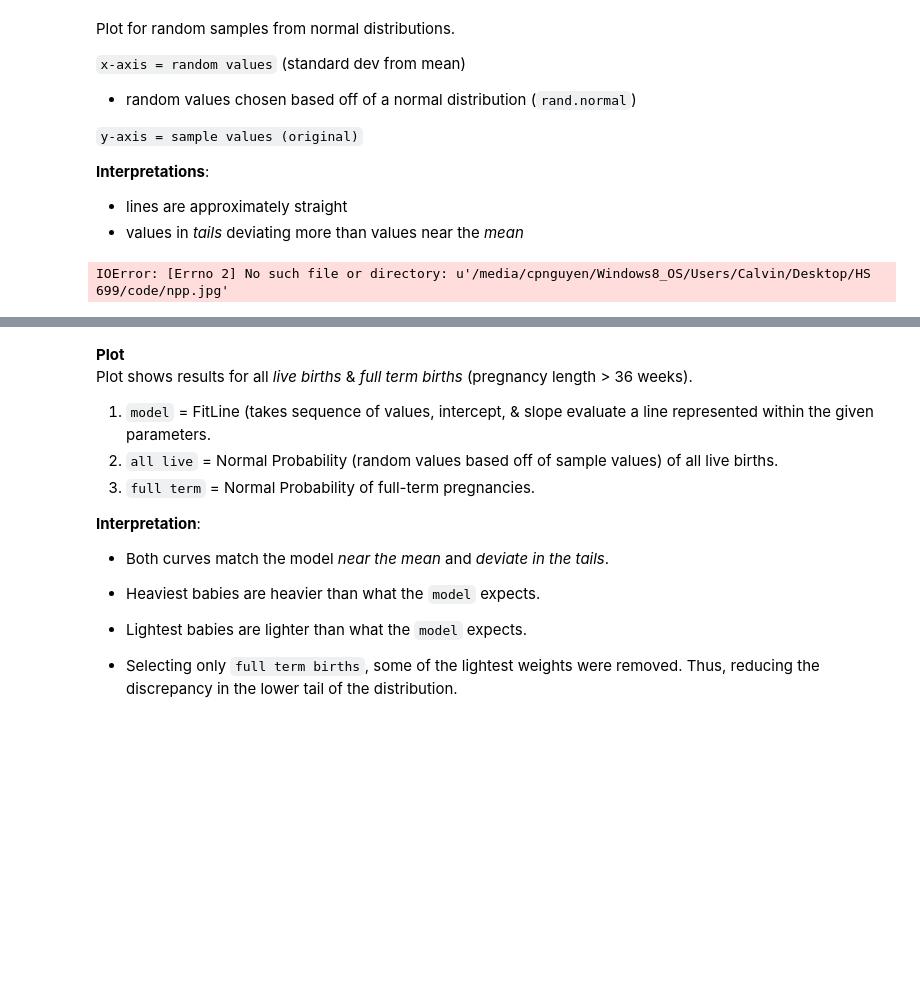
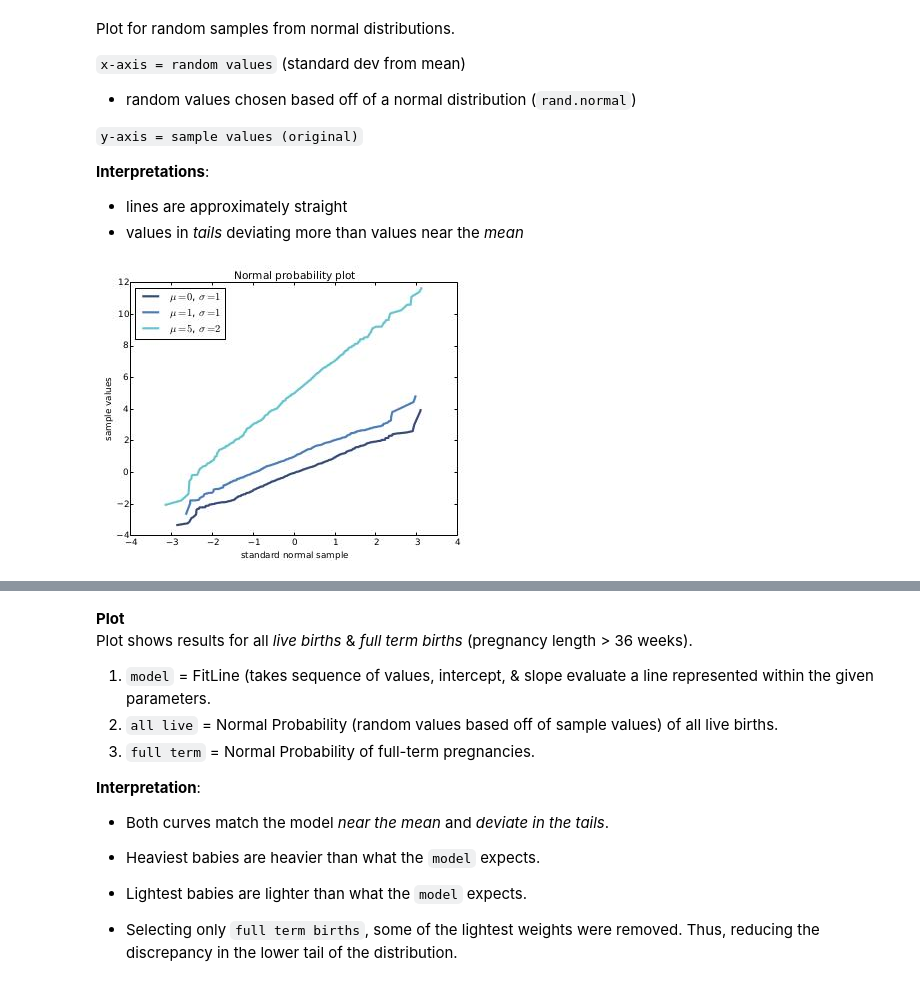
Before and after one commit to cpnguyen5/stats_comp_notes, a Jupyter notebook: core_topics/5 - Modeling Distributions (Univariate).ipynb, the cells around one changed output, grey strips where cells are left out. Cells and saved outputs as stored; diff of their text form; code cells hidden in the pictures; blank space fills up the shorter version.

```diff
--- a/core_topics/5 - Modeling Distributions (Univariate).ipynb
+++ b/core_topics/5 - Modeling Distributions (Univariate).ipynb
@@ -364,10 +364,15 @@ Plot for random samples from normal distributions.
   * lines are approximately straight
   * values in *tails* deviating more than values near the *mean*
 # %%
-from IPython.display import Image
-Image(filename='/media/cpnguyen/Windows8_OS/Users/Calvin/Desktop/HS 699/code/npp.jpg')
+from IPython.display import Image, display
+import platform
+
+if platform.system()=='Linux':
+    display(Image(filename='/media/cpnguyen/Windows8_OS/Users/Calvin/Desktop/HS 699/code/npp.jpg'))
+if platform.system()=='Windows':
+    display(Image(filename='C:\Users\Calvin\Desktop\HS 699\code\np.jpg'))
 # %% [output]
-IOError: [Errno 2] No such file or directory: u'/media/cpnguyen/Windows8_OS/Users/Calvin/Desktop/HS 699/code/npp.jpg'
+[figure, added]
 # %%
 def NormalProbability(sample):
     """Generates data for a normal probability plot.
```
Also changed, not shown: parts of 19 cells of this notebook, 3 other files.
